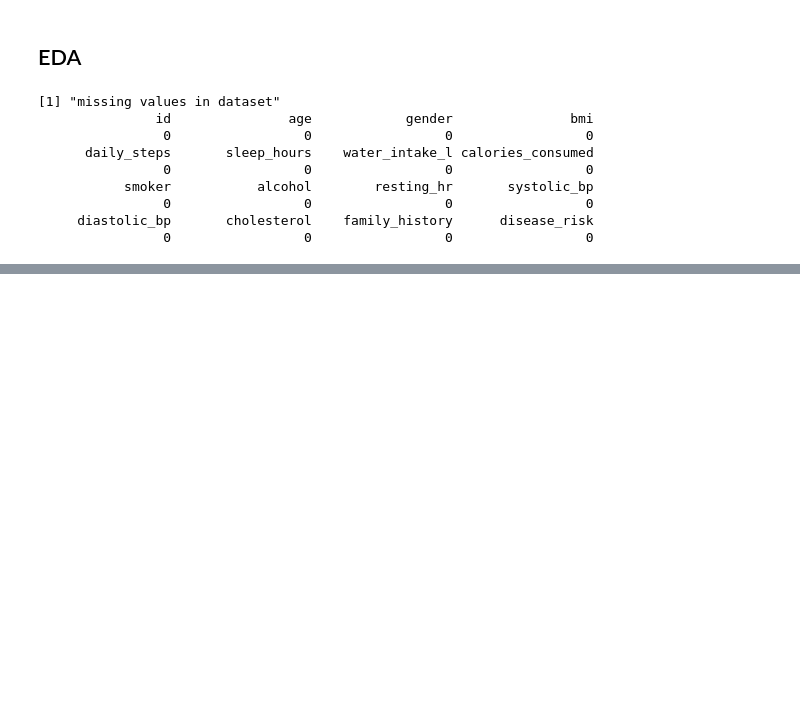
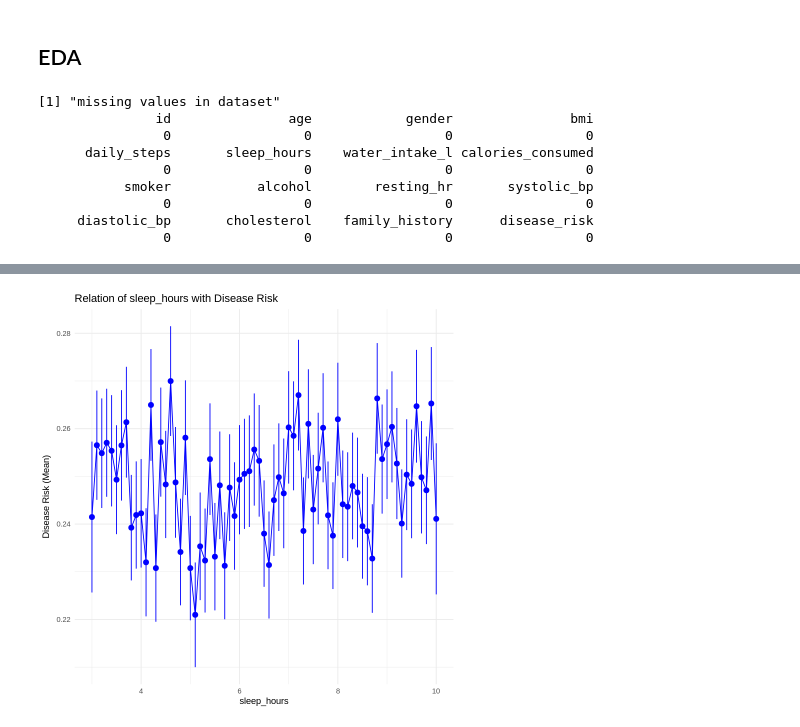
Before and after one commit to avikumart/Healthcare-Data-Science, a Jupyter notebook: Healthcare_lifestyle_analysis.ipynb, the cells around one changed output, grey strips where cells are left out. Saved outputs shown, nothing was run; the diff lists cells and outputs as text; code cells hidden in the pictures; blank space fills up the shorter version.

```diff
--- a/Healthcare_lifestyle_analysis.ipynb
+++ b/Healthcare_lifestyle_analysis.ipynb
@@ -35,0 +133,31 @@ print(colSums(is.na(data)))
+# %%
+# Function to plot boxplot
+plot_boxplot <- function(data, column) {
+  p <- ggplot(data, aes_string(y = column)) +
+    geom_boxplot(fill = "lightgreen") +
+    labs(title = paste("Boxplot of", column), y = column) +
+    theme_minimal()
+  print(p)
+}
+
+# Function to map relation of disease_risk with other columns
+# Using stat_summary to mimic seaborn pointplot (mean with error bars)
+plot_disease_risk_relation <- function(data, column) {
+  p <- ggplot(data, aes_string(x = column, y = "disease_risk")) +
+    stat_summary(fun.data = "mean_se", geom = "pointrange", color = "blue") +
+    stat_summary(fun = "mean", geom = "line", group = 1, color = "blue") +
+    labs(title = paste("Relation of", column, "with Disease Risk"),
+         x = column, y = "Disease Risk (Mean)") +
+    theme_minimal()
+  print(p)
+}
+
+# Function to plot categorical count
+plot_categorical_count <- function(data, column) {
+  p <- ggplot(data, aes_string(x = column)) +
+    geom_bar(fill = "orange", color = "black") +
+    labs(title = paste("Count of", column), x = column, y = "Count") +
+    theme_minimal() +
+    theme(axis.text.x = element_text(angle = 45, hjust = 1))
+  print(p)
+}
@@ -35,0 +209,5 @@ print(colSums(is.na(data)))
+# %%
+# other columns relations
+plot_disease_risk_relation(data, "sleep_hours")
+# %% [output]
+[figure, added]
```
Also changed, not shown: parts of 24 cells of this notebook.
